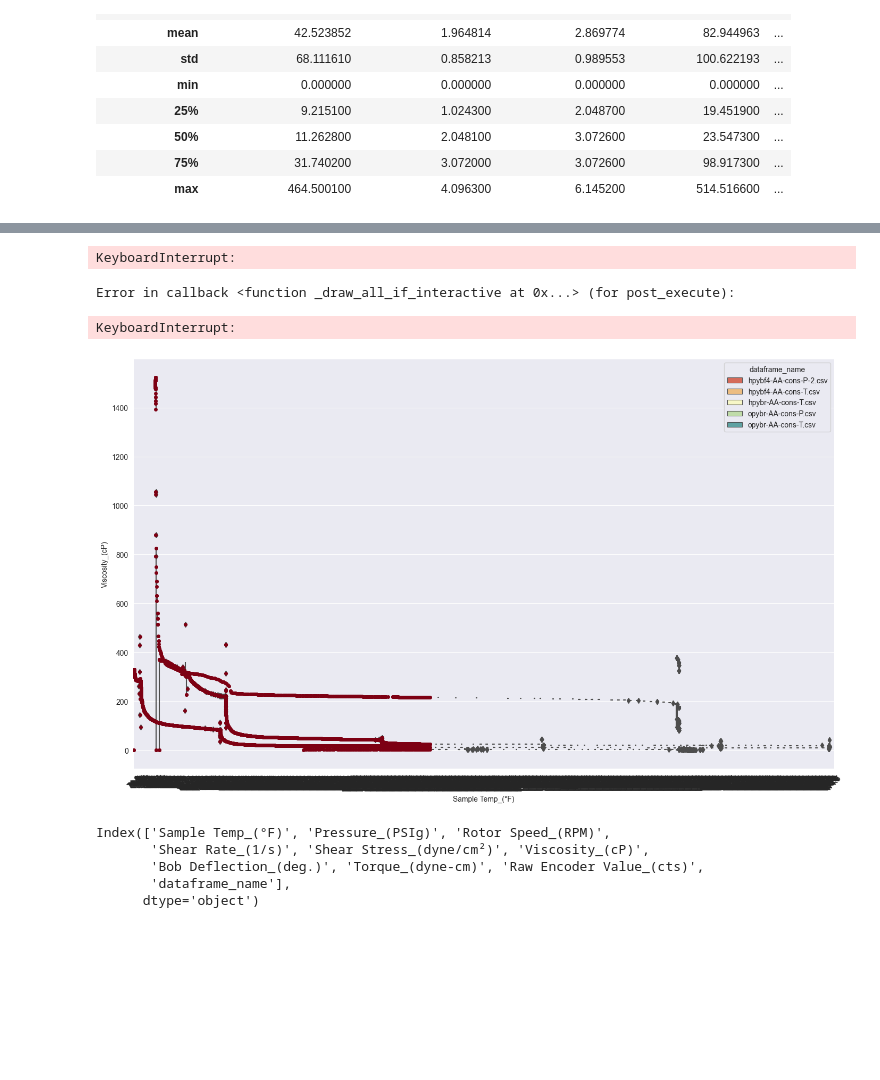
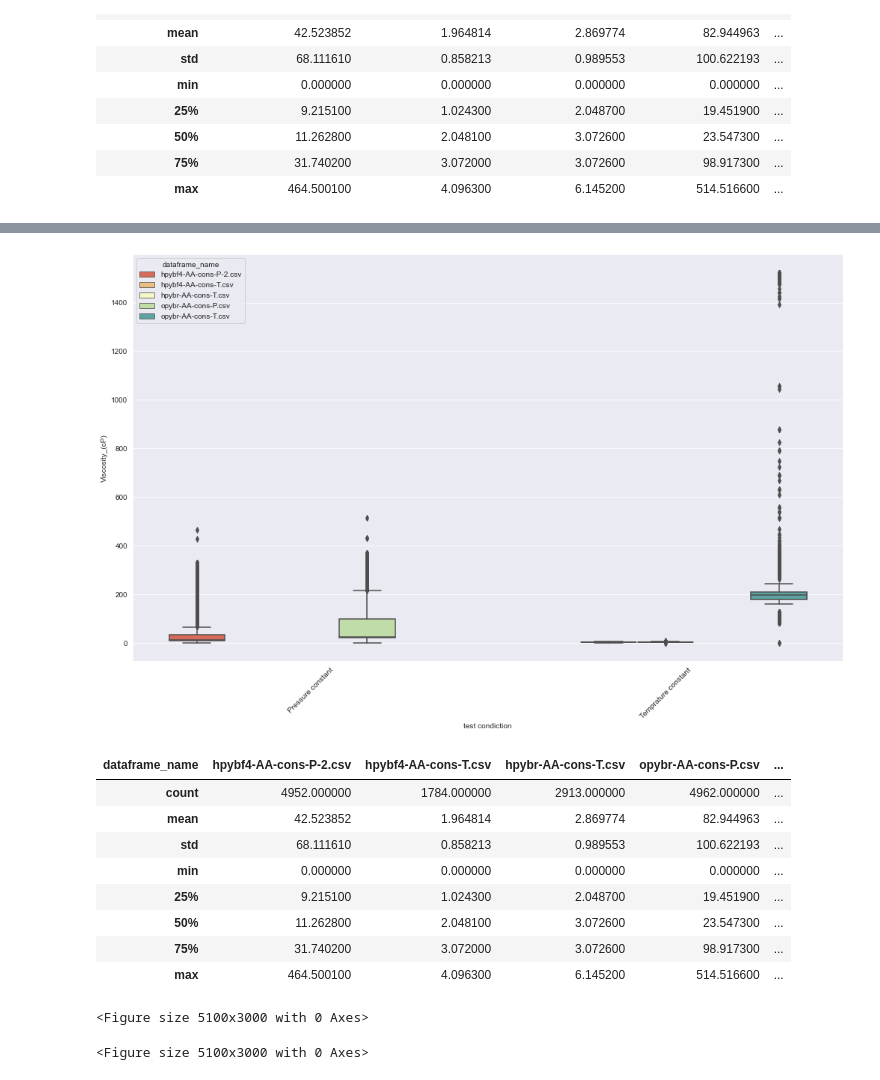
Before and after one commit to Atashnezhad/hpht, a Jupyter notebook: P01.ipynb, the cells around one changed output, grey strips where cells are left out. Drawn from its saved outputs; the diff is of its cells as text; code cells hidden in the pictures; blank space fills up the shorter version.

```diff
--- a/P01.ipynb
+++ b/P01.ipynb
@@ -79,8 +79,15 @@ class ProcessData:
 
               dataframe_list = []
               for key, df in dataframes.items():
-                  df["dataframe_name"] = key
-                  dataframe_list.append(df)
+                     df["dataframe_name"] = key
+                     # check if there is -P in the key then make a new column called condition and paste 'P constant' for all rows, else 'Temprature constant'
+
+                     if "-P" in key:
+                            df["condition"] = "Pressure constant"
+                     else:
+                            df["condition"] = "Temprature constant"
+
+                     dataframe_list.append(df)
 
               # concatenate all dataframes
               df = pd.concat(dataframe_list, ignore_index=True)
@@ -261,28 +273,37 @@ plt.legend(['sub_hpybf4_p_mask', 'sub_opybr_p_mask'])
 <matplotlib.legend.Legend at 0x...>
 [figure]
 # %%
-col1 = 'Sample Temp_(°F)'
+col1 = 'condition'
 col2_numer = 'Viscosity_(cP)'
 
 plt.figure(figsize=(17,10))
 
 ax = sns.boxplot(x=col1, y=col2_numer, data=final_df, palette="Spectral",
                  hue=final_df['dataframe_name'])
 ax.set_xticklabels(ax.get_xticklabels(),rotation = 45)
 
-ax = sns.swarmplot(x=col1, y=col2_numer, data=final_df, color='#7d0013')
-plt.xlabel('Increase in solar wind speed at the upstream disturbance (shock/wave) ')
+# ax = sns.swarmplot(x=col1, y=col2_numer, data=final_df, color='#7d0013')
+#make y axis log scale
+# plt.yscale('log')
+plt.xlabel('test condiction')
 plt.show()
 # %% [output]
-KeyboardInterrupt:
-Error in callback <function _draw_all_if_interactive at 0x...> (for post_execute):
-KeyboardInterrupt:
-[figure, old version]
+[figure, new version]
-# %%
-final_df.columns
-# %% [output]
-Index(['Sample Temp_(°F)', 'Pressure_(PSIg)', 'Rotor Speed_(RPM)',
-       'Shear Rate_(1/s)', 'Shear Stress_(dyne/cm²)', 'Viscosity_(cP)',
-       'Bob Deflection_(deg.)', 'Torque_(dyne-cm)', 'Raw Encoder Value_(cts)',
-       'dataframe_name'],
-      dtype='object')
+# %%
+final_df.groupby("dataframe_name")["Viscosity_(cP)"].describe().T
+# %% [output]
+| dataframe_name | hpybf4-AA-cons-P-2.csv | hpybf4-AA-cons-T.csv | hpybr-AA-cons-T.csv | opybr-AA-cons-P.csv | ... |
+| count | 4952.000000 | 1784.000000 | 2913.000000 | 4962.000000 | ... |
+| mean | 42.523852 | 1.964814 | 2.869774 | 82.944963 | ... |
+| std | 68.111610 | 0.858213 | 0.989553 | 100.622193 | ... |
+| min | 0.000000 | 0.000000 | 0.000000 | 0.000000 | ... |
+| 25% | 9.215100 | 1.024300 | 2.048700 | 19.451900 | ... |
+| 50% | 11.262800 | 2.048100 | 3.072600 | 23.547300 | ... |
+| 75% | 31.740200 | 3.072000 | 3.072600 | 98.917300 | ... |
+| max | 464.500100 | 4.096300 | 6.145200 | 514.516600 | ... |
+# %%
+# set plot dpi to 300
+plt.figure(figsize=(17,10), dpi=300)
+# %% [output]
+<Figure size 5100x3000 with 0 Axes>
+<Figure size 5100x3000 with 0 Axes>
```
Also changed, not shown: parts of 13 cells of this notebook, 3 other files.
